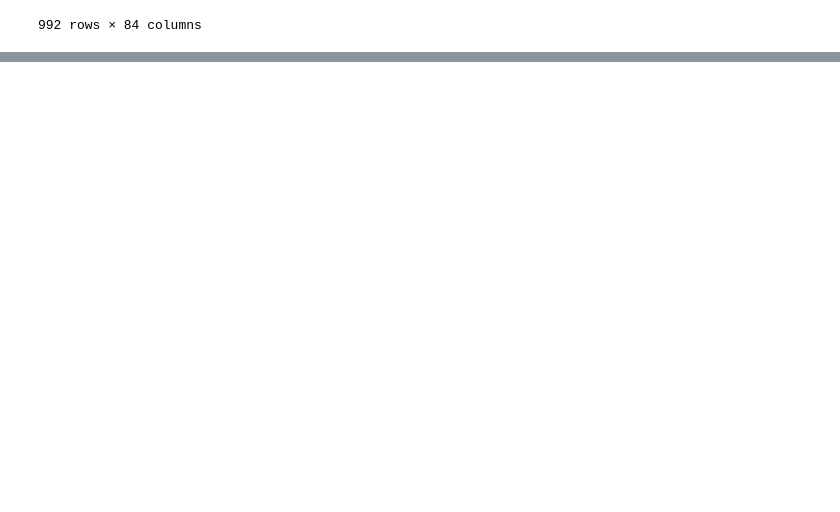
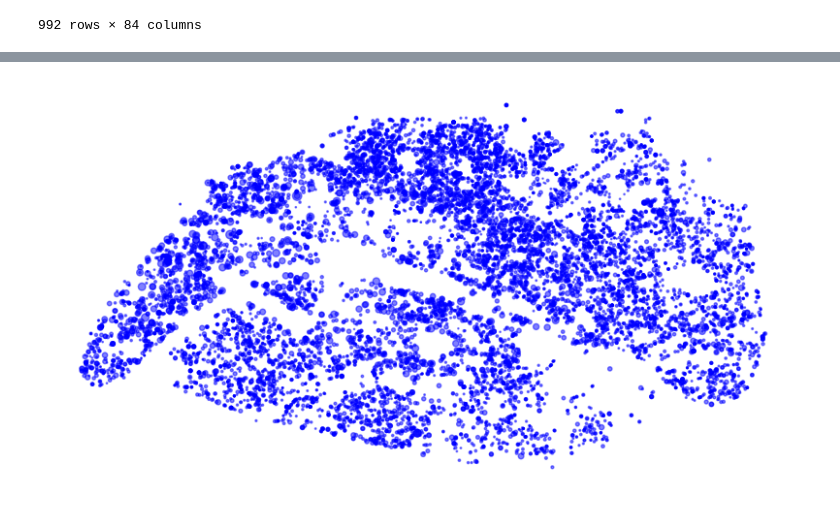
Before and after one commit to arshiataheri/IRIS-Paris-Geographical-Data-ML, a Jupyter notebook: IRIS_Paris_Geographical_Data_ML.ipynb, the cells around one changed output, grey strips where cells are left out. Drawn from its saved outputs; the diff is of its cells as text; code cells hidden in the pictures; blank space fills up the shorter version.

Commit message:
Surface as a feature added

```diff
--- a/IRIS_Paris_Geographical_Data_ML.ipynb
+++ b/IRIS_Paris_Geographical_Data_ML.ipynb
@@ -275,0 +397,11 @@ revenuiris
+# %%
+# Plotting apartment sizes
+fig, ax = plt.subplots(1, 1, figsize=(10, 10))
+
+# scatter plot
+apartments_gdf.plot(ax=ax, color='blue', alpha=0.5, markersize=apartments_gdf['surface_reelle_bati'] * 0.1)
+
+# Remove axis
+ax.set_axis_off()
+# %% [output]
+[figure, added]
```
Also changed, not shown: parts of 9 cells of this notebook.
